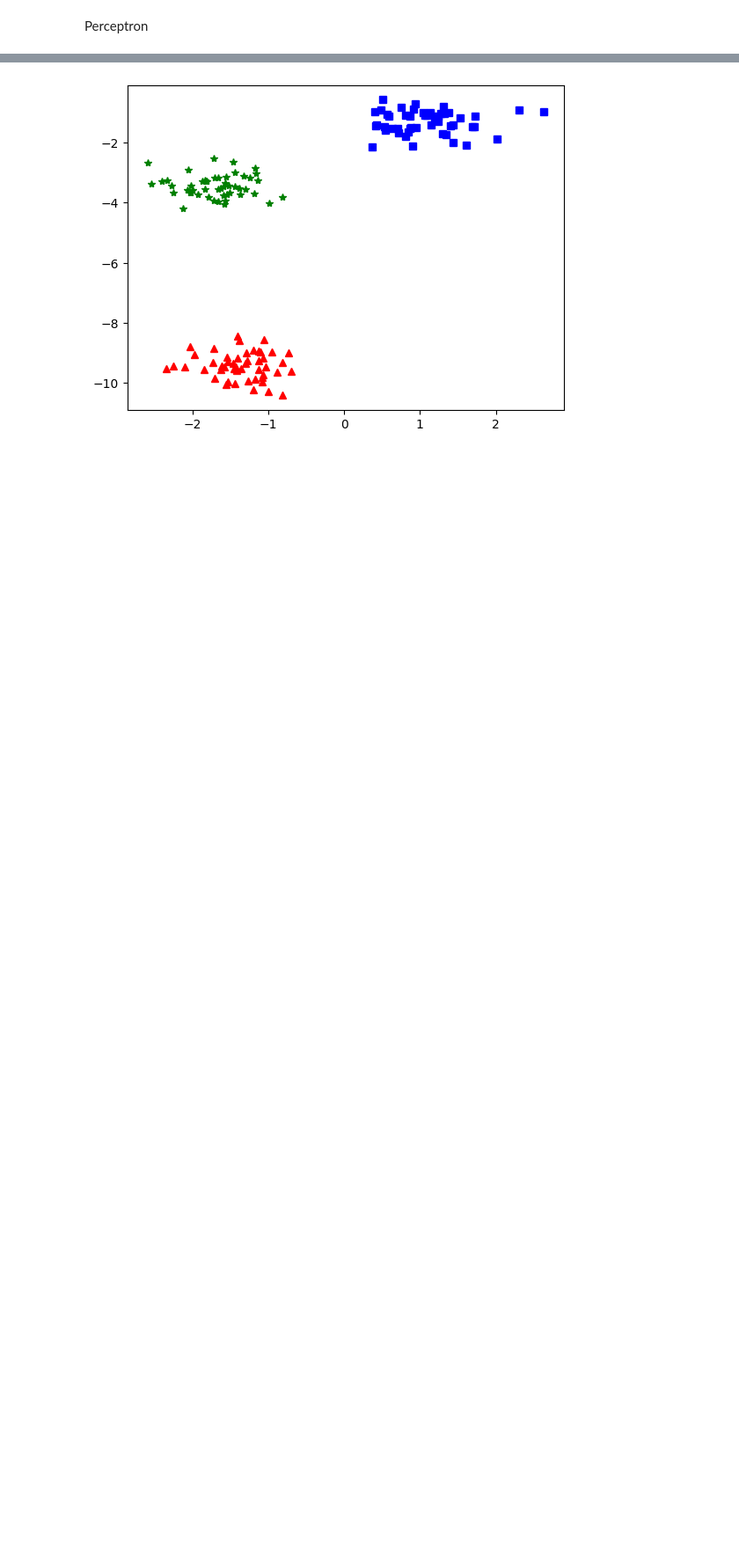
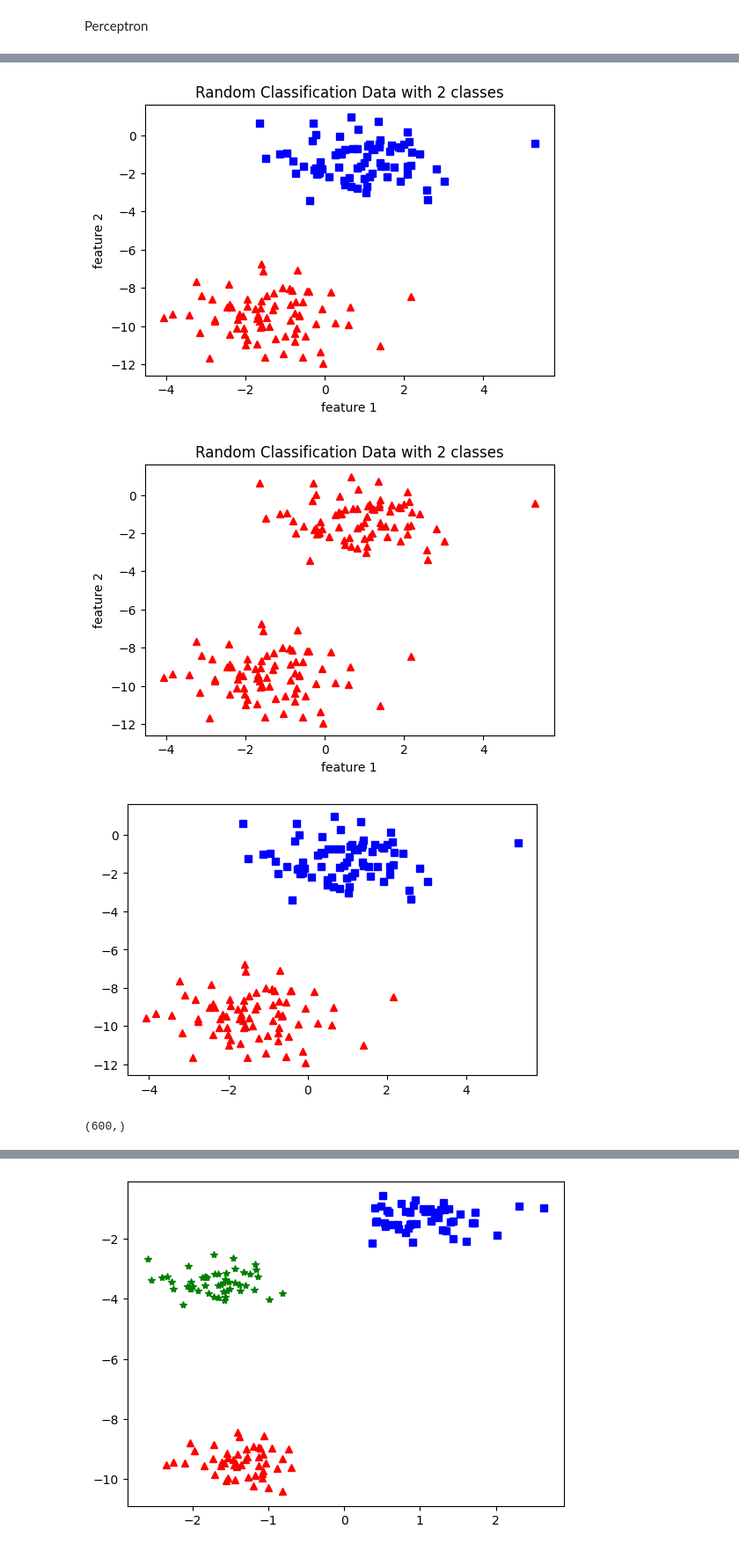
Before and after one commit to milnico/masterAI4HU, a Jupyter notebook: Lezione7_Perceptron.ipynb, the cells around one changed output, grey strips where cells are left out. Shown at 88% size. Cells and saved outputs as stored; diff of their text form; code cells hidden in the pictures; blank space fills up the shorter version.

```diff
--- a/Lezione7_Perceptron.ipynb
+++ b/Lezione7_Perceptron.ipynb
@@ -46,12 +46,14 @@ class Perceptron(object):
 
     # m-> number of training examples
     # n-> number of features
+
     self.m, self.n = np.shape(X)
     self.epochs = epochs
     self.lr=lr
+
     # Initializing parameters(weights) to zeros.
     # n+1 in 1 for the bias term.
-    self.weights = np.random.random(size=(self.n+1,1))
+    self.weights = np.random.random(size=(self.n+1,1))*0
 
   def train(self):
     # Training.
@@ -65,7 +67,7 @@ class Perceptron(object):
 
             # Insering 1 for bias, X0 = 1.
 
-            x_i = np.insert(x_i, 0, 1).reshape(1,self.n+1)
+            x_i = np.insert(x_i, 2, 1).reshape(1,self.n+1)
 
             # Calculating prediction/hypothesis.
             net_output = step_func(np.dot(x_i,self.weights))
@@ -75,35 +77,56 @@ class Perceptron(object):
 
                 self.weights -= self.lr*((net_output-t[idx] )*x_i.T)
 
 
 
     return self.weights
 
   def predict(self, inp):
 
-    x_ = np.insert(inp, 2, 5,axis=1)#.reshape(len(inp),self.n+1)
+    x_ = np.insert(inp, 2, 1,axis=1)#.reshape(len(inp),self.n+1)
+
     return(np.where(np.dot(x_,self.weights)>0,1,0))
 
 
 
 
 
 w0 = np.random.random((np.shape(X)[1]+1,1))
 
 perc = Perceptron(X, t, 0.5, 10)
-w = perc.train()
-print(np.shape(w))
+init_response = np.squeeze(perc.predict(X))
+
+#Plotting
+fig = plt.figure(figsize=(6,4))
+plt.plot(X[:, 0][init_response == 0], X[:, 1][init_response == 0], 'r^')
+plt.plot(X[:, 0][init_response == 1], X[:, 1][init_response == 1], 'bs')
+plt.xlabel("feature 1")
+plt.ylabel("feature 2")
+plt.title('Random Classification Data with 2 classes')
+plt.show()
+
+
+perc.train()
+
+
 t_pred = np.squeeze(perc.predict(X))
-print(np.shape(t))
+
 
 fig = plt.figure(figsize=(6,4))
 plt.plot(X[:, 0][t_pred==0], X[:, 1][t_pred==0], "r^")
 plt.plot(X[:, 0][t_pred==1], X[:, 1][t_pred==1], "bs")
+plt.show()
 
 
 XX = create_grid().T
 t_grid = np.squeeze(perc.predict(XX))
 print(np.shape(t_grid))
-fig = plt.figure(figsize=(6,4))
+
 plt.plot(XX[:, 0][t_grid==0], XX[:, 1][t_grid==0], "r^",alpha=0.1)
 plt.plot(XX[:, 0][t_grid==1], XX[:, 1][t_grid==1], "bs",alpha=0.1)
+plt.show()
+# %% [output]
+[figure, added]
+[figure, added]
+[figure, added]
+(600,)
```
Also changed, not shown: parts of 2 cells of this notebook.
